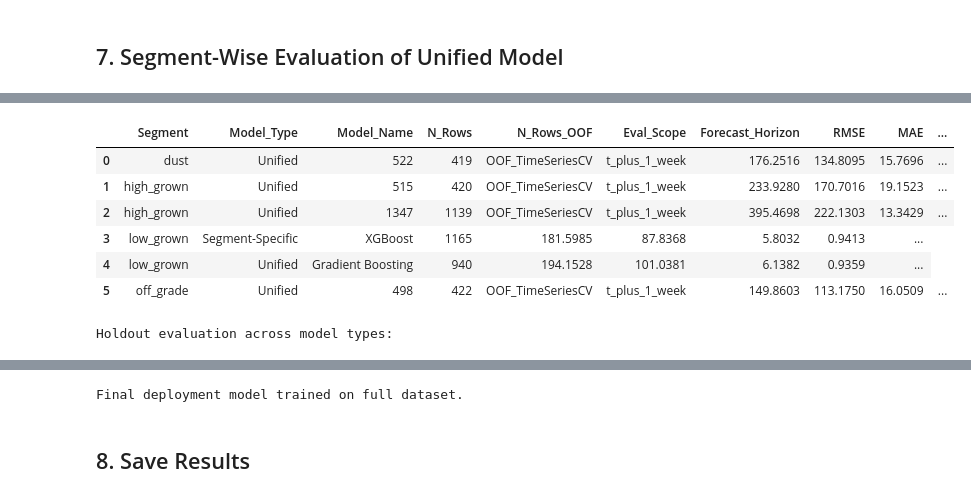
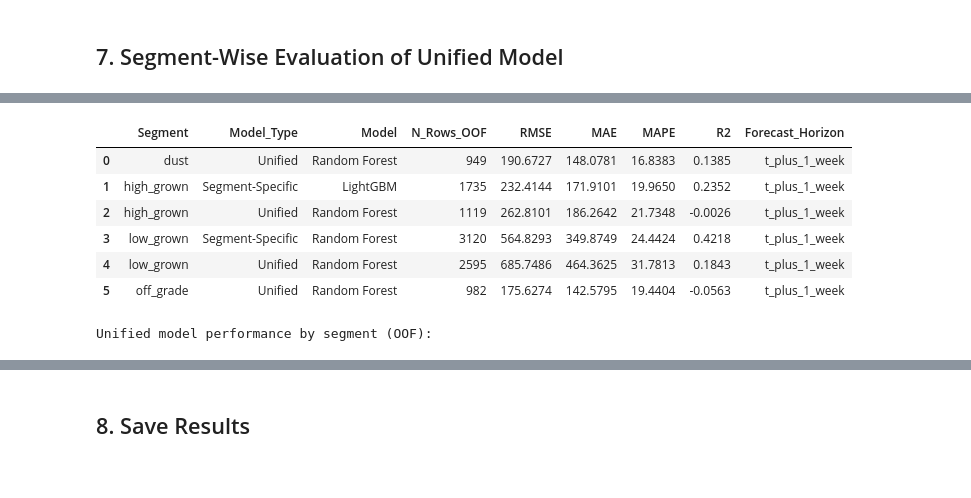
Before and after one commit to hesandism/data-analysis-for-tea-industry, a Jupyter notebook: notebooks/unified_modelling_pipeline.ipynb, the cells around one changed output, grey strips where cells are left out. Drawn from its saved outputs; the diff is of its cells as text; code cells hidden in the pictures.

```diff
--- a/notebooks/unified_modelling_pipeline.ipynb
+++ b/notebooks/unified_modelling_pipeline.ipynb
@@ -406,6 +406,11 @@ Models defined: ['XGBoost', 'LightGBM', 'Gradient Boosting', 'Random Forest']
 """Train unified model with 5-fold TimeSeriesSplit cross-validation for one-week-ahead target."""
 
 print(f"Running 5-fold TimeSeriesSplit on UNIFIED (pooled) data for {FORECAST_HORIZON} forecasting...\n")
+
+# Alias CV-train variables for compatibility with downstream cells.
+X_train_cv = X
+y_train_cv = y
+df_train_cv = df_supervised
 
 tscv = TimeSeriesSplit(n_splits=5)
 all_unified_fold_results = []
@@ -632,6 +637,8 @@ df_supervised["unified_residual"] = df_supervised[TARGET] - df_supervised["unifi
 df_supervised["unified_abs_error"] = np.abs(df_supervised["unified_residual"])
 
 oof_mask = np.isfinite(df_supervised["unified_pred_lkr"].values)
+df_train_cv_eval = df_supervised.loc[oof_mask].copy()
+comparison_rows = []
 
 # Evaluate by segment on OOF rows only (fair out-of-sample metrics).
 unified_segment_results = []
@@ -639,6 +646,21 @@ for segment in sorted(df_supervised[SEGMENT_COL].unique()):
     seg_mask = (df_supervised[SEGMENT_COL] == segment) & oof_mask
     seg_y_true = df_supervised.loc[seg_mask, TARGET].values
     seg_y_pred = df_supervised.loc[seg_mask, "unified_pred_lkr"].values
+    if len(seg_y_true) == 0:
+        continue
+    rmse, mae, mape, r2 = compute_metrics(seg_y_true, seg_y_pred)
+    unified_segment_results.append({
+        "Segment": segment,
+        "Model": "Unified",
+        "N_Rows": int((df_supervised[SEGMENT_COL] == segment).sum()),
+        "N_Rows_OOF": int(len(seg_y_true)),
+        "Eval_Scope": "OOF_TimeSeriesCV",
+        "Forecast_Horizon": FORECAST_HORIZON,
+        "RMSE": rmse,
+        "MAE": mae,
+        "MAPE": mape,
+        "R2": r2,
+    })
 
 # Unified rows (per segment across available evaluated rows)
 for segment in sorted(df_train_cv_eval[SEGMENT_COL].unique()):
@@ -695,22 +717,42 @@ for segment_label, best_seg_model_name in segment_best_lookup.items():
     comparison_rows.append({
         'Segment': segment_label,
         'Model_Type': 'Segment-Specific',
-        'Model_Name': best_seg_model_name,
-        'N_Rows': len(seg_df_eval),
+        'Model': best_seg_model_name,
+        'N_Rows_OOF': int(len(seg_y_true)),
         'RMSE': seg_rmse,
         'MAE': seg_mae,
         'MAPE': seg_mape,
         'R2': seg_r2,
+        'Forecast_Horizon': FORECAST_HORIZON,
+    })
+
+# Unified entries for comparison table (OOF only).
+for segment in sorted(df_train_cv_eval[SEGMENT_COL].unique()):
+    seg_mask = df_train_cv_eval[SEGMENT_COL] == segment
+    seg_y_true = df_train_cv_eval.loc[seg_mask, TARGET].values
+    seg_y_pred = df_train_cv_eval.loc[seg_mask, 'unified_pred_lkr'].values
+    if len(seg_y_true) == 0:
+        continue
+    rmse, mae, mape, r2 = compute_metrics(seg_y_true, seg_y_pred)
+    comparison_rows.append({
+        'Segment': segment,
+        'Model_Type': 'Unified',
+        'Model': best_model_name,
+        'N_Rows_OOF': int(len(seg_y_true)),
+        'RMSE': rmse,
+        'MAE': mae,
+        'MAPE': mape,
+        'R2': r2,
+        'Forecast_Horizon': FORECAST_HORIZON,
     })
 
 comparison_by_segment = pd.DataFrame(comparison_rows).sort_values(['Segment', 'RMSE']).reset_index(drop=True)
 
-# Keep unified-only table for backward-compatible outputs
-unified_by_segment = comparison_by_segment[comparison_by_segment['Model_Type'] == 'Unified'].copy().reset_index(drop=True)
+print('\nOOF Comparison: Unified vs Segment-specific (High/Low):')
+display(comparison_by_segment.round(4))
 
-print(f"\nBest Unified Model: {best_model_name}")
-print(f"Forecast horizon: {FORECAST_HORIZON}")
-print(f"OOF coverage: {oof_mask.sum():,}/{len(oof_mask):,} rows ({100.0 * oof_mask.mean():.2f}%)")
-print(f"\nUnified OOF Performance by Segment:")
-display(unified_by_segment.round(4))
+# Build unified-only by-segment table used for downstream reporting.
+unified_by_segment = pd.DataFrame(unified_segment_results).drop_duplicates(subset=['Segment', 'Model', 'Forecast_Horizon', 'RMSE', 'MAE', 'MAPE', 'R2'])
+print('\nUnified model performance by segment (OOF):')
+display(unified_by_segment.sort_values('Segment').round(4))
 # %% [output]
@@ -722,8 +763,8 @@ Unified OOF Performance by Segment:
-|  | Segment | Model_Type | Model_Name | N_Rows | N_Rows_OOF | Eval_Scope | Forecast_Horizon | RMSE | MAE | ... |
-| 0 | dust | Unified | 522 | 419 | OOF_TimeSeriesCV | t_plus_1_week | 176.2516 | 134.8095 | 15.7696 | ... |
-| 1 | high_grown | Unified | 515 | 420 | OOF_TimeSeriesCV | t_plus_1_week | 233.9280 | 170.7016 | 19.1523 | ... |
-| 2 | high_grown | Unified | 1347 | 1139 | OOF_TimeSeriesCV | t_plus_1_week | 395.4698 | 222.1303 | 13.3429 | ... |
-| 3 | low_grown | Segment-Specific | XGBoost | 1165 | 181.5985 | 87.8368 | 5.8032 | 0.9413 | ... |
-| 4 | low_grown | Unified | Gradient Boosting | 940 | 194.1528 | 101.0381 | 6.1382 | 0.9359 | ... |
-| 5 | off_grade | Unified | 498 | 422 | OOF_TimeSeriesCV | t_plus_1_week | 149.8603 | 113.1750 | 16.0509 | ... |
+|  | Segment | Model_Type | Model | N_Rows_OOF | RMSE | MAE | MAPE | R2 | Forecast_Horizon |
+| 0 | dust | Unified | Random Forest | 949 | 190.6727 | 148.0781 | 16.8383 | 0.1385 | t_plus_1_week |
+| 1 | high_grown | Segment-Specific | LightGBM | 1735 | 232.4144 | 171.9101 | 19.9650 | 0.2352 | t_plus_1_week |
+| 2 | high_grown | Unified | Random Forest | 1119 | 262.8101 | 186.2642 | 21.7348 | -0.0026 | t_plus_1_week |
+| 3 | low_grown | Segment-Specific | Random Forest | 3120 | 564.8293 | 349.8749 | 24.4424 | 0.4218 | t_plus_1_week |
+| 4 | low_grown | Unified | Random Forest | 2595 | 685.7486 | 464.3625 | 31.7813 | 0.1843 | t_plus_1_week |
+| 5 | off_grade | Unified | Random Forest | 982 | 175.6274 | 142.5795 | 19.4404 | -0.0563 | t_plus_1_week |
-Holdout evaluation across model types:
+Unified model performance by segment (OOF):
@@ -734,4 +776,3 @@ Holdout evaluation across model types:
-Final deployment model trained on full dataset.
 # %% [markdown]
 ## 8. Save Results
 # %%
```
Also changed, not shown: parts of 9 cells of this notebook, 18 other files.
